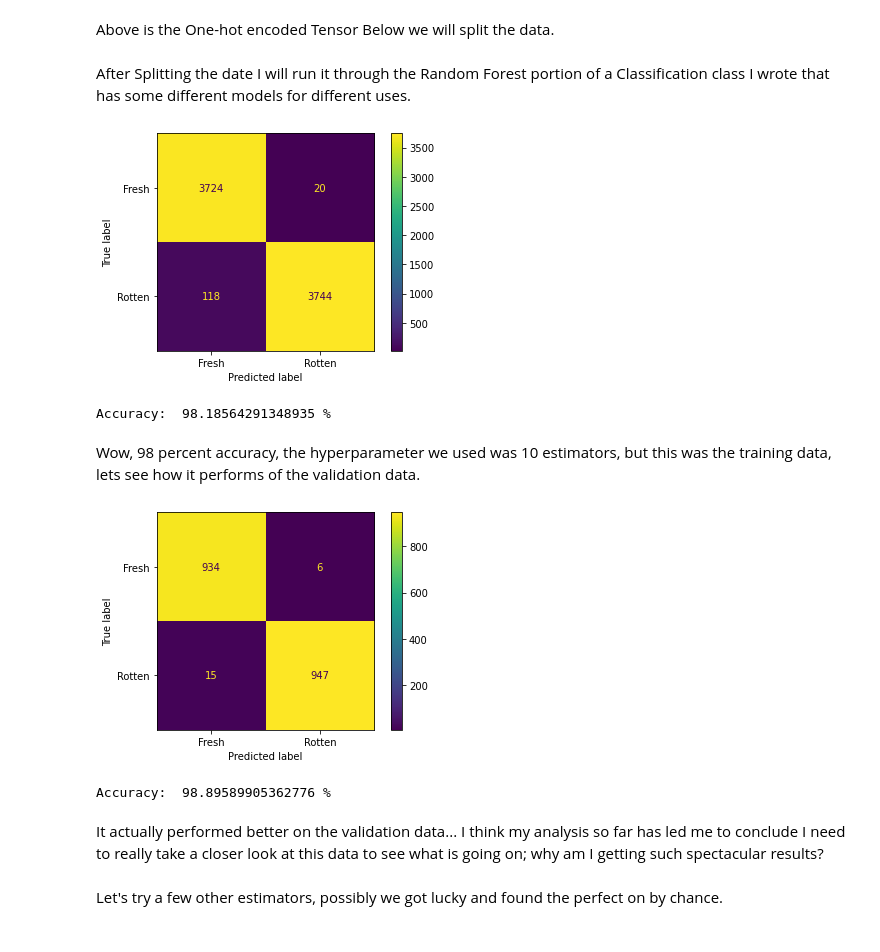
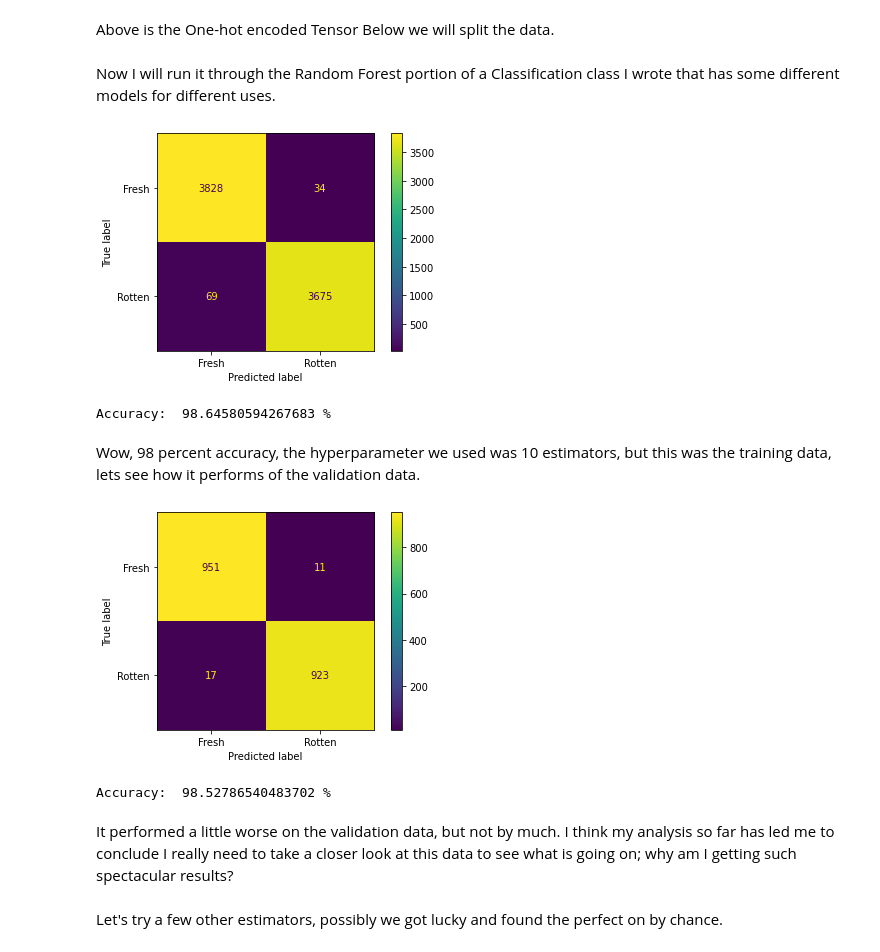
Before and after one commit to phmorris610/cs39aa_project, a Jupyter notebook: project_part2.ipynb, the cells around one changed output. Saved outputs shown, nothing was run; the diff lists cells and outputs as text; code cells hidden in the pictures.

```diff
--- a/project_part2.ipynb
+++ b/project_part2.ipynb
@@ -65,10 +65,10 @@ Saving rtom2.csv to rtom2 (1).csv
 # %%
-selections1 = ['Review_Type', 'review_content']
-selections2 = ['Top_Critic', 'review_content']
+selections1 = ['review_type', 'review_content']
+selections2 = ['T_C', 'review_content']
 X = tomatoes[selections1].copy()
 X2 = tomatoes[selections2].copy()
-y = tomatoes.pop('Review_Type')
-y2 = tomatoes.pop('Top_Critic')
+y = tomatoes.pop('review_type')
+y2 = tomatoes.pop('T_C')
 # %%
 import matplotlib.pyplot as plt
 plt.hist(y)
@@ -260,10 +274,13 @@ Now lets create a onehot encoding and put it through a quick and dirty model; le
+# %%
+from sklearn.model_selection import train_test_split
+X_train, X_val, y_train, y_val = train_test_split(Xtclean, y, train_size=0.80, random_state=1)
 # %%
 from sklearn.feature_extraction.text import TfidfVectorizer
 
 tfidf_vect = TfidfVectorizer()
-X_hot = tfidf_vect.fit_transform(Xtclean).toarray()
-
-print(X_hot[:3, :5])
+X_hott = tfidf_vect.fit_transform(X_train).toarray()
+X_hotv = tfidf_vect.fit_transform(X_val).toarray()
+print(X_hott[:3, :5])
 # %% [output]
 [[0. 0. 0. 0. 0.]
  [0. 0. 0. 0. 0.]
@@ -284,11 +294,8 @@ Name: tokens_raw, dtype: object
 # %% [markdown]
 Above is the One-hot encoded Tensor
 Below we will split the data.
-# %%
-from sklearn.model_selection import train_test_split
-X_train, X_val, y_train, y_val = train_test_split(X_tense, y, train_size=0.80, random_state=1)
 # %% [markdown]
-After Splitting the date I will run it through the Random Forest portion of a Classification class I wrote that has some different models for different uses.
+Now I will run it through the Random Forest portion of a Classification class I wrote that has some different models for different uses.
 # %%
 class Classification:
     def __init__(self, X, y):
@@ -368,21 +375,21 @@ class RandomForest(Classification):
         y_pred = regr.predict(self.X)
         print("Accuracy: ", metrics.accuracy_score(self.y, y_pred))
 # %%
-rf = RandomForest(X_train, y_train)
+rf = RandomForest(X_hott, y_train)
 rf.rForestClass(10)
 # %% [output]
-[figure, old version]
+[figure, new version]
-Accuracy:  98.18564291348935 %
+Accuracy:  98.64580594267683 %
 # %% [markdown]
 Wow, 98 percent accuracy, the hyperparameter we used was 10 estimators, but this was the training data, lets see how it performs of the validation data.
 # %%
-rf = RandomForest(X_val, y_val)
+rf = RandomForest(X_hotv, y_val)
 rf.rForestClass(10)
 # %% [output]
 [figure]
-Accuracy:  98.89589905362776 %
+Accuracy:  98.52786540483702 %
 # %% [markdown]
-It actually performed better on the validation data... I think my analysis so far has led me to conclude I need to really take a closer look at this data to see what is going on; why am I getting such spectacular results?
+It performed a little worse on the validation data, but not by much. I think my analysis so far has led me to conclude I really need to take a closer look at this data to see what is going on; why am I getting such spectacular results?
 # %% [markdown]
 Let's try a few other estimators, possibly we got lucky and found the perfect on by chance.
 # %%
```
Also changed, not shown: parts of 9 cells of this notebook.
